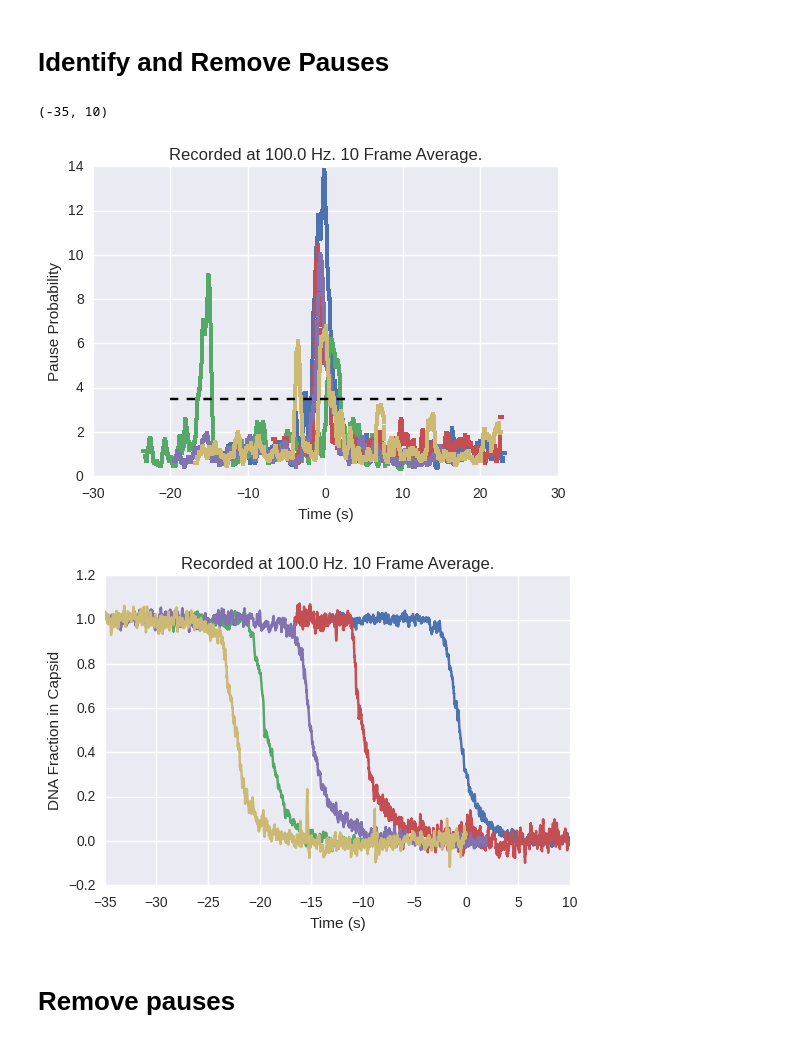
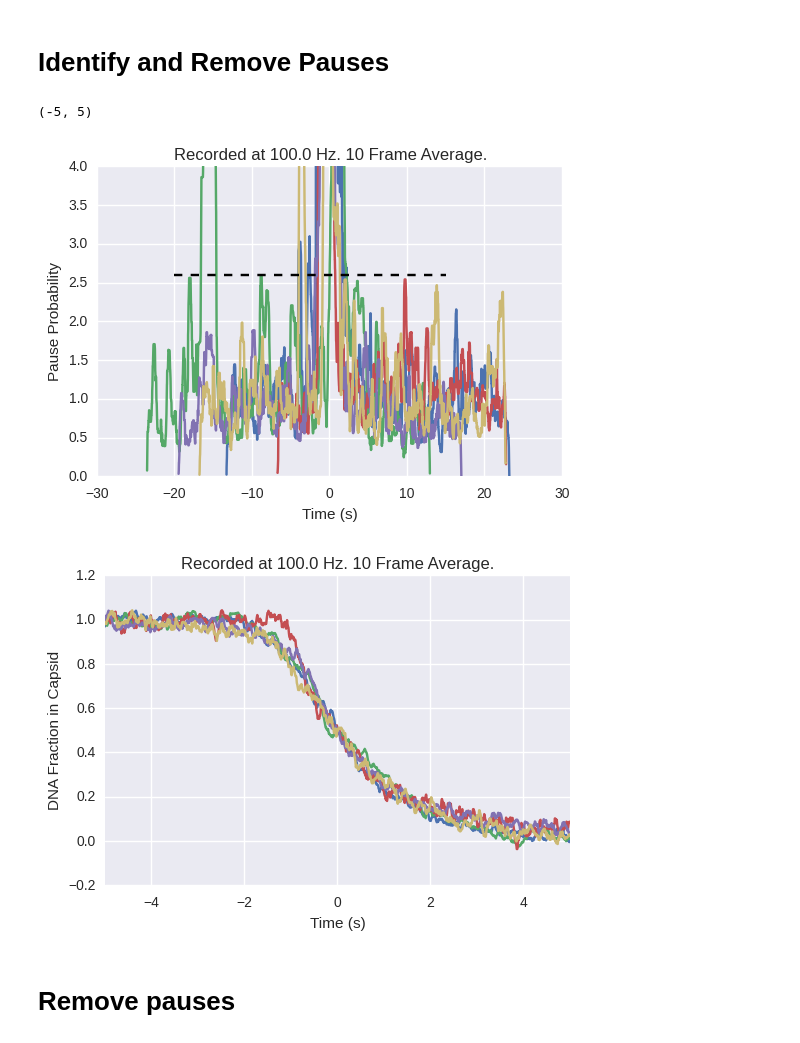
Before and after one commit to manoharan-lab/virus-ejection, a Jupyter notebook: MeanFrictionAnalysis.ipynb, the cells around one changed output. Drawn from its saved outputs; the diff is of its cells as text; code cells hidden in the pictures.

```diff
--- a/MeanFrictionAnalysis.ipynb
+++ b/MeanFrictionAnalysis.ipynb
@@ -89,51 +89,62 @@ plt.xlim([-35,10])
 # Identify and Remove Pauses
 # %%
 n_diff = 50
-pause_threshold = 3.5
+pause_threshold = 2.6
+from scipy.signal import medfilt
 
 prob_pauses = []
+pause_frames = []
 for i in range(len(datas)):
     data = helpers.movingaverage1D(datas[i], n_mov_avg)
     bg_frames = params[i]['background_frames']
     stddev = data[bg_frames[0]:bg_frames[1]].std()
     difference = data[n_diff:] - data[:-n_diff]
-    prob_pause = helpers.movingaverage1D( abs(difference)/stddev, n_diff)
+    prob_pause = medfilt( abs(difference)/stddev, helpers.to_odd(n_diff) )
+    #prob_pause = helpers.movingaverage1D( abs(difference)/stddev, n_diff)
     prob_pauses.append( prob_pause)
     take_frames = prob_pause > pause_threshold
     #keep frames at the start and end (ignore first and last pause)
     j = 0
     while(not take_frames[j]):
         take_frames[j] = True
         j = j+1
     j = -1
     while(not take_frames[j]):
         take_frames[j] = True
         j = j-1
     datas[i] = datas[i][take_frames]
+    pause_frames.append(take_frames)
 
 #plot fraction ejected vs. time
 plt.figure();plt.title( 'Recorded at ' + str(1/time_spacing) + ' Hz. ' +str(n_mov_avg) + ' Frame Average.' )
 for i in range(0,len(datas)):
     data = prob_pauses[i]
     time = times[:data.shape[0]] - index_offset[i]*time_spacing
-    plt.plot(time,data, '.',label = str(i))
+    plt.plot(time,data, '-',label = str(i))
 plt.plot([-20,15],[pause_threshold, pause_threshold], '--k')
 plt.xlabel('Time (s)')
 plt.ylabel('Pause Probability')
-#plt.xlim([-20,20])
+plt.ylim([0,4])
+
+
+index_offset = []
+for data in datas:
+    index_offset.append( abs(helpers.movingaverage1D(data,100)-t_offset_point).argmin()  )
+
 
 plt.figure();plt.title( 'Recorded at ' + str(1/time_spacing) + ' Hz. ' +str(n_mov_avg) + ' Frame Average.' )
 for i in range(0,len(datas)):
     data = datas[i]
-    time = times[:data.shape[0]] - index_offset[i]*time_spacing - step_offset*i
+    time = times[:data.shape[0]] - index_offset[i]*time_spacing #- step_offset*i
     plt.plot(time,helpers.movingaverage1D(data,n_mov_avg),'-', label = filelist[i])
 plt.xlabel('Time (s)')
 plt.ylabel('DNA Fraction in Capsid')
 plt.xlim([-35,10])
+plt.xlim([-5,5])
 # %% [output]
-(-35, 10)
+(-5, 5)
-[figure, old version]
+[figure, new version]
-[figure, old version]
+[figure, new version]
 # %% [markdown]
 # Remove pauses
 # %%
```
Also changed, not shown: parts of 5 cells of this notebook, 1 other file.
